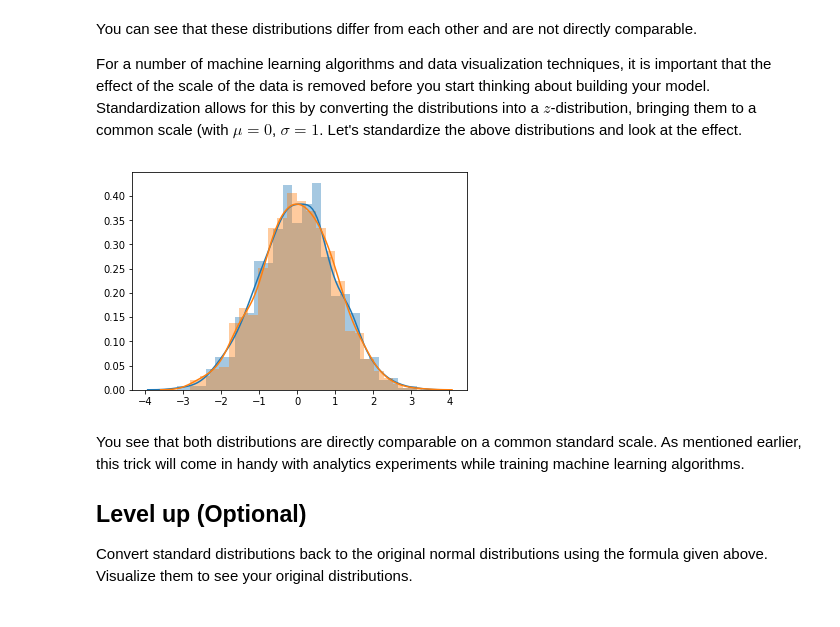
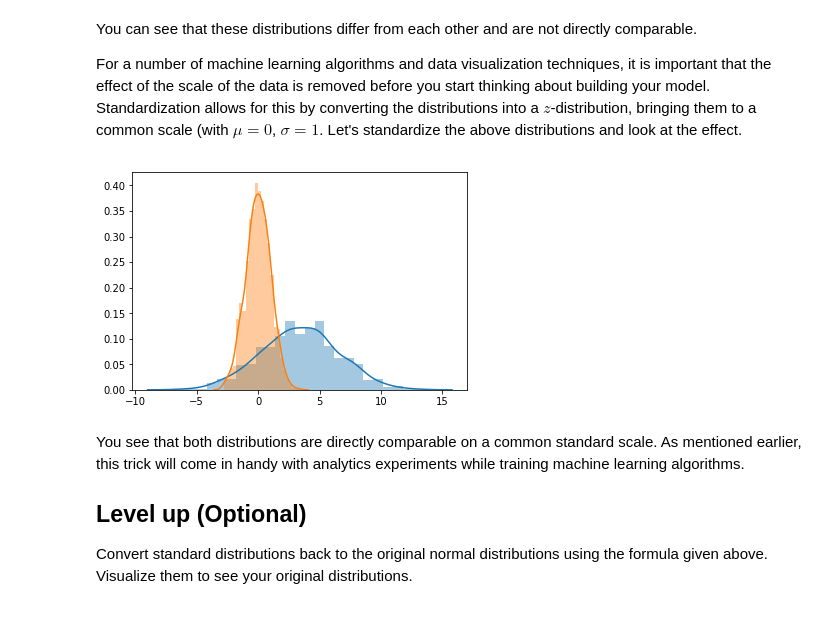
Before and after one commit to kathrinv/dsc-standard-normal-distribution-nyc-ds-082619, a Jupyter notebook: index.ipynb, the cells around one changed output. Saved outputs shown, nothing was run; the diff lists cells and outputs as text; code cells hidden in the pictures.

```diff
--- a/index.ipynb
+++ b/index.ipynb
@@ -110,12 +110,12 @@ For a number of machine learning algorithms and data visualization techniques, i
 # %%
 # Stardardizing and visualizing distributions
 normalized_d1 = [x-np.mean(d1)/np.std(d1) for x in d1]
-normalized_d2 =
+# normalized_d2 =
 
-sns.distplot(norm);
+sns.distplot(normalized_d1);
 sns.distplot([(x - d2.mean())/d2.std() for x in d2]);
 # %% [output]
-[figure, old version]
+[figure, new version]
 # %% [markdown]
 You see that both distributions are directly comparable on a common standard scale. As mentioned earlier, this trick will come in handy with analytics experiments while training machine learning algorithms.
 
```
